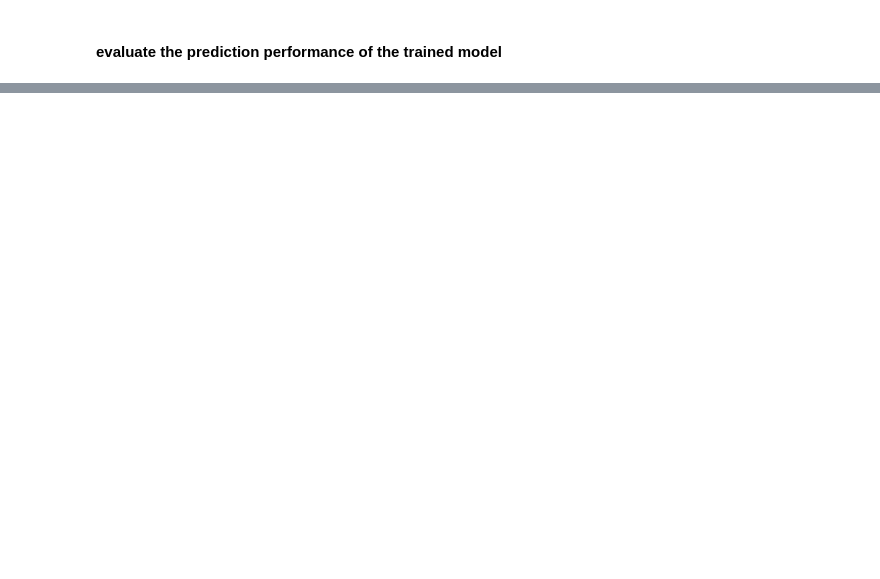
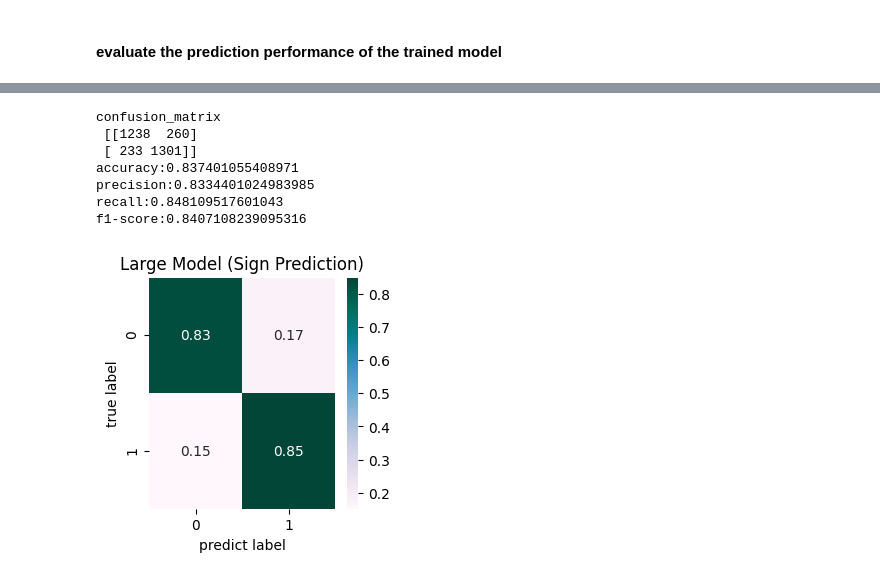
Before and after one commit to Liuzhe30/Methven, a Jupyter notebook: experiment/01-evaluate-performance.ipynb, the cells around one changed output, grey strips where cells are left out. Saved outputs shown, nothing was run; the diff lists cells and outputs as text; code cells hidden in the pictures; blank space fills up the shorter version.

Commit message:
methven-large performance evaluation

```diff
--- a/experiment/01-evaluate-performance.ipynb
+++ b/experiment/01-evaluate-performance.ipynb
@@ -72,37 +72,46 @@ AUC :  0.9728690300758271
 # %%
 # load datasets
-y_true = np.load('../model/pred_results/large/label.npy')
-y_pred = np.load('../model/pred_results/large/predict.npy')
+y_true = np.load('../model/pred_results/large_label.npy')
+y_pred = np.load('../model/pred_results/large_predict.npy')
 
 y_score = y_pred.argmax(axis=1)
 test_label = y_true.argmax(axis=1)
 y_score_pro = y_pred # (212, 2)
 y_one_hot = y_true
 y_score_one_hot = to_categorical(y_score)
 
 obj1 = confusion_matrix(test_label, y_score)
 print('confusion_matrix\n', obj1)
 print('accuracy:{}'.format(accuracy_score(test_label, y_score)))
 print('precision:{}'.format(precision_score(test_label, y_score)))
 print('recall:{}'.format(recall_score(test_label, y_score)))
 print('f1-score:{}'.format(f1_score(test_label, y_score)))
 
 # update confusion matrix
 sum_all1 = obj1[0][0] + obj1[0][1]
 sum_all2 = obj1[1][0] + obj1[1][1]
 new_obj = np.array(
     [
         [float(obj1[0][0])/sum_all1, float(obj1[0][1])/sum_all1],
         [float(obj1[1][0])/sum_all2, float(obj1[1][1])/sum_all2]
     ]
 )
 ax = plt.subplots(figsize=(3,3))
 plt.title('Large Model (Sign Prediction)')
-sns.heatmap(new_obj, fmt='.2f', cmap='Blues', annot=True)
+sns.heatmap(new_obj, fmt='.2f', cmap='PuBuGn', annot=True)
 plt.ylabel("true label")
 plt.xlabel("predict label")
 plt.savefig('images/performance/cm-large.png',dpi=300, bbox_inches = 'tight')
 plt.show()
+# %% [output]
+confusion_matrix
+ [[1238  260]
+ [ 233 1301]]
+accuracy:0.837401055408971
+precision:0.8334401024983985
+recall:0.848109517601043
+f1-score:0.8407108239095316
+[figure, added]
 # %%
 from sklearn.metrics import roc_curve, auc
 fpr_xgb, tpr_xgb, thresholds = roc_curve(y_one_hot.ravel(),y_score_pro.ravel())
```
Also changed, not shown: parts of 3 cells of this notebook.
